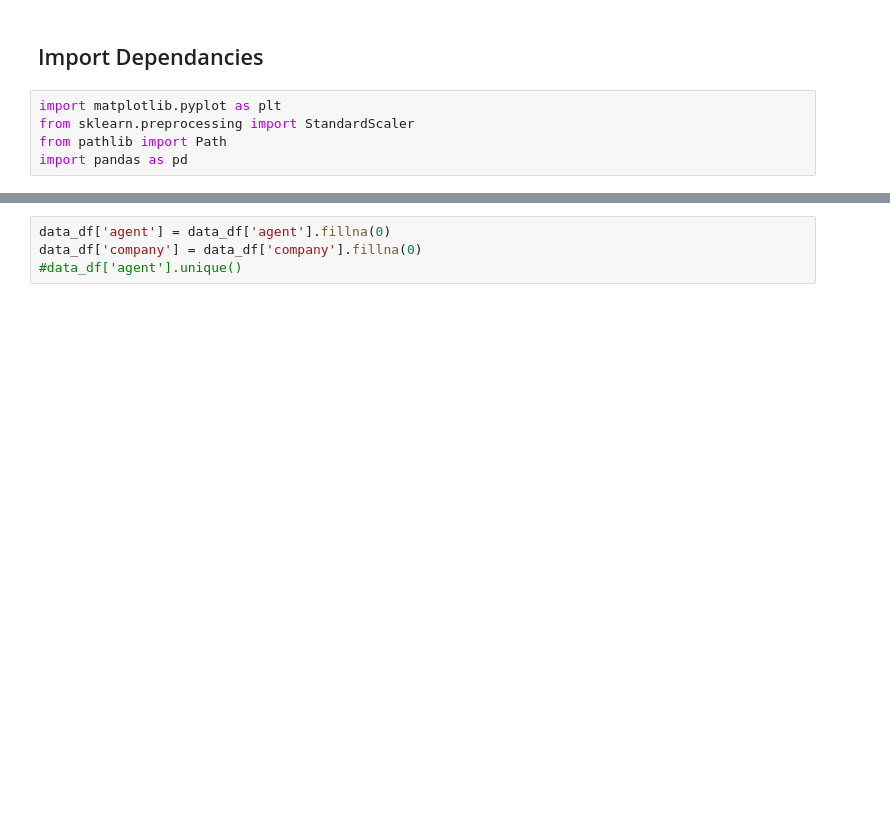
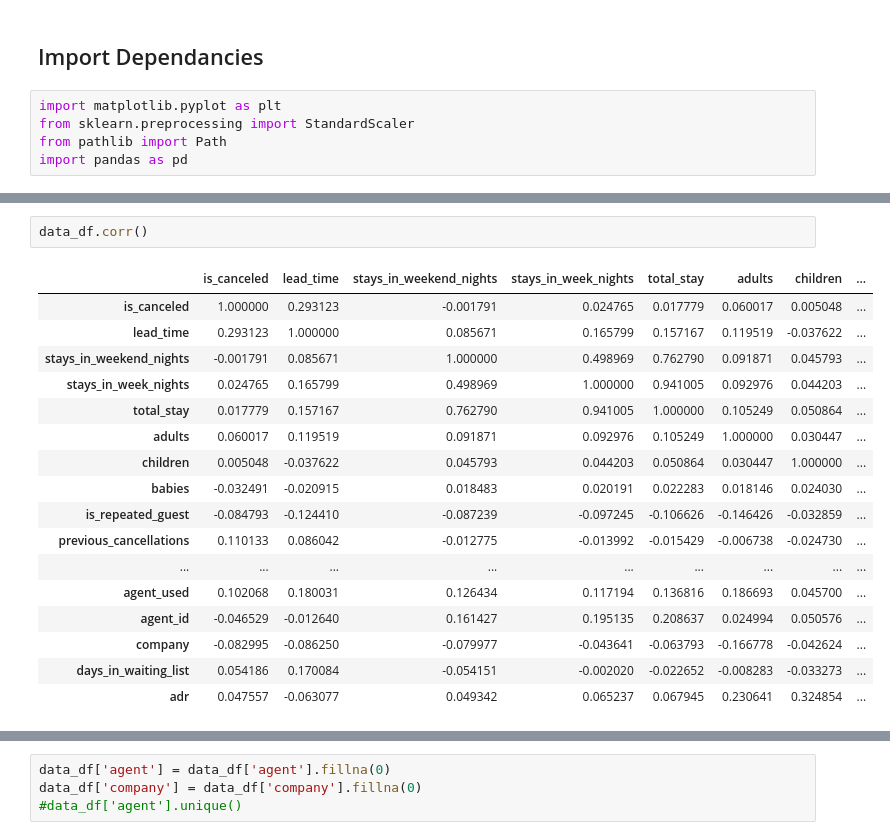
Before and after one commit to taylorsyde/Hotel_Booking, a Jupyter notebook: Dev/PreProcessing.ipynb, the cells around one changed output, grey strips where cells are left out. Drawn from its saved outputs; the diff is of its cells as text; blank space fills up the shorter version.

```diff
--- a/Dev/PreProcessing.ipynb
+++ b/Dev/PreProcessing.ipynb
@@ -34,0 +89,20 @@ Index(['hotel', 'is_canceled', 'lead_time', 'arrival_date_year',
+# %%
+data_df.corr()
+# %% [output]
+|  | is_canceled | lead_time | stays_in_weekend_nights | stays_in_week_nights | total_stay | adults | children | ... |
+| is_canceled | 1.000000 | 0.293123 | -0.001791 | 0.024765 | 0.017779 | 0.060017 | 0.005048 | ... |
+| lead_time | 0.293123 | 1.000000 | 0.085671 | 0.165799 | 0.157167 | 0.119519 | -0.037622 | ... |
+| stays_in_weekend_nights | -0.001791 | 0.085671 | 1.000000 | 0.498969 | 0.762790 | 0.091871 | 0.045793 | ... |
+| stays_in_week_nights | 0.024765 | 0.165799 | 0.498969 | 1.000000 | 0.941005 | 0.092976 | 0.044203 | ... |
+| total_stay | 0.017779 | 0.157167 | 0.762790 | 0.941005 | 1.000000 | 0.105249 | 0.050864 | ... |
+| adults | 0.060017 | 0.119519 | 0.091871 | 0.092976 | 0.105249 | 1.000000 | 0.030447 | ... |
+| children | 0.005048 | -0.037622 | 0.045793 | 0.044203 | 0.050864 | 0.030447 | 1.000000 | ... |
+| babies | -0.032491 | -0.020915 | 0.018483 | 0.020191 | 0.022283 | 0.018146 | 0.024030 | ... |
+| is_repeated_guest | -0.084793 | -0.124410 | -0.087239 | -0.097245 | -0.106626 | -0.146426 | -0.032859 | ... |
+| previous_cancellations | 0.110133 | 0.086042 | -0.012775 | -0.013992 | -0.015429 | -0.006738 | -0.024730 | ... |
+| ... | ... | ... | ... | ... | ... | ... | ... | ... |
+| agent_used | 0.102068 | 0.180031 | 0.126434 | 0.117194 | 0.136816 | 0.186693 | 0.045700 | ... |
+| agent_id | -0.046529 | -0.012640 | 0.161427 | 0.195135 | 0.208637 | 0.024994 | 0.050576 | ... |
+| company | -0.082995 | -0.086250 | -0.079977 | -0.043641 | -0.063793 | -0.166778 | -0.042624 | ... |
+| days_in_waiting_list | 0.054186 | 0.170084 | -0.054151 | -0.002020 | -0.022652 | -0.008283 | -0.033273 | ... |
+| adr | 0.047557 | -0.063077 | 0.049342 | 0.065237 | 0.067945 | 0.230641 | 0.324854 | ... |
```
Also changed, not shown: parts of 21 cells of this notebook.
